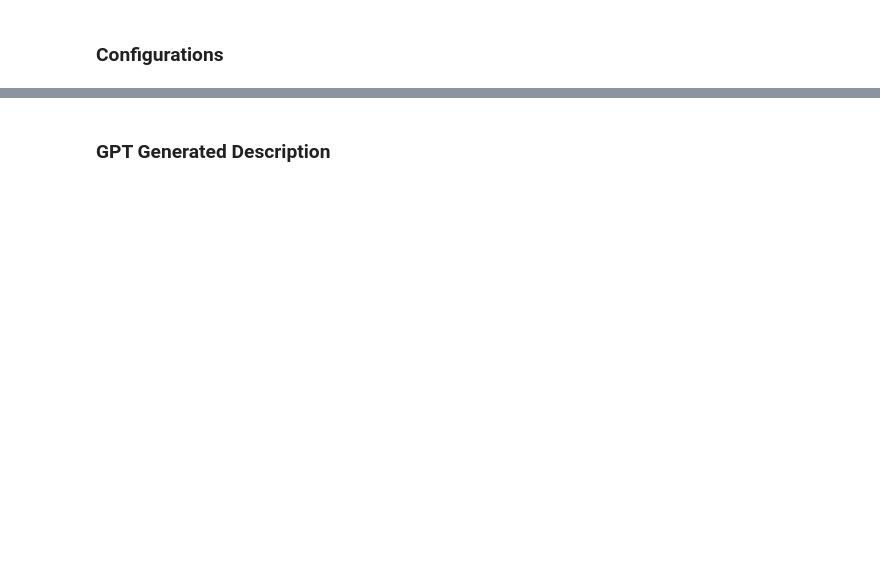
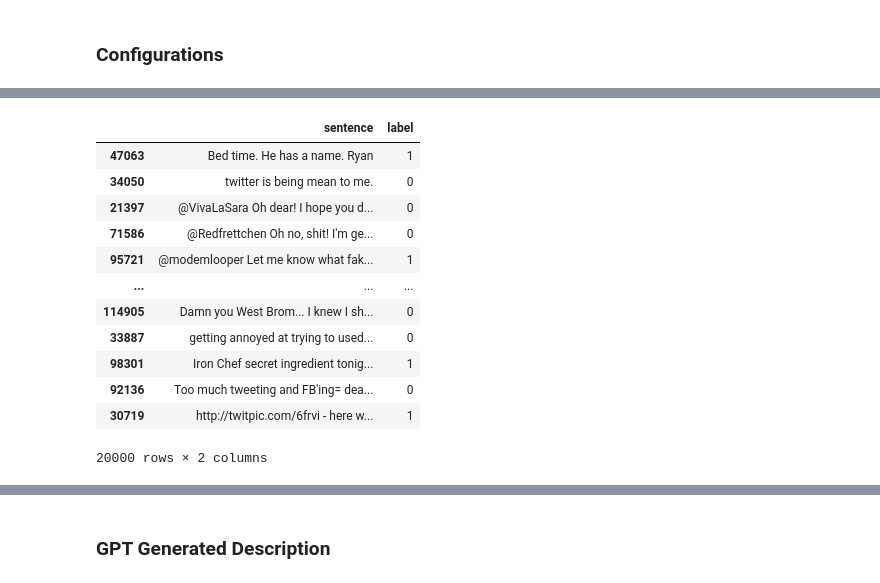
Before and after one commit to tahaShm/knowledge-distillation, a Jupyter notebook: transferset_generation.ipynb, the cells around one changed output, grey strips where cells are left out. Drawn from its saved outputs; the diff is of its cells as text; code cells hidden in the pictures; blank space fills up the shorter version.

```diff
--- a/transferset_generation.ipynb
+++ b/transferset_generation.ipynb
@@ -82,0 +129,16 @@ descriptions = pd.read_csv(DATA_PATH)[DATA_HEADER]
+# %%
+twitter_train
+# %% [output]
+|  | sentence | label |
+| 47063 | Bed time. He has a name. Ryan | 1 |
+| 34050 | twitter is being mean to me. | 0 |
+| 21397 | @VivaLaSara Oh dear! I hope you d... | 0 |
+| 71586 | @Redfrettchen Oh no, shit! I'm ge... | 0 |
+| 95721 | @modemlooper Let me know what fak... | 1 |
+| ... | ... | ... |
+| 114905 | Damn you West Brom... I knew I sh... | 0 |
+| 33887 | getting annoyed at trying to used... | 0 |
+| 98301 | Iron Chef secret ingredient tonig... | 1 |
+| 92136 | Too much tweeting and FB'ing= dea... | 0 |
+| 30719 | http://twitpic.com/6frvi - here w... | 1 |
+20000 rows × 2 columns
```
Also changed, not shown: parts of 40 cells of this notebook.
